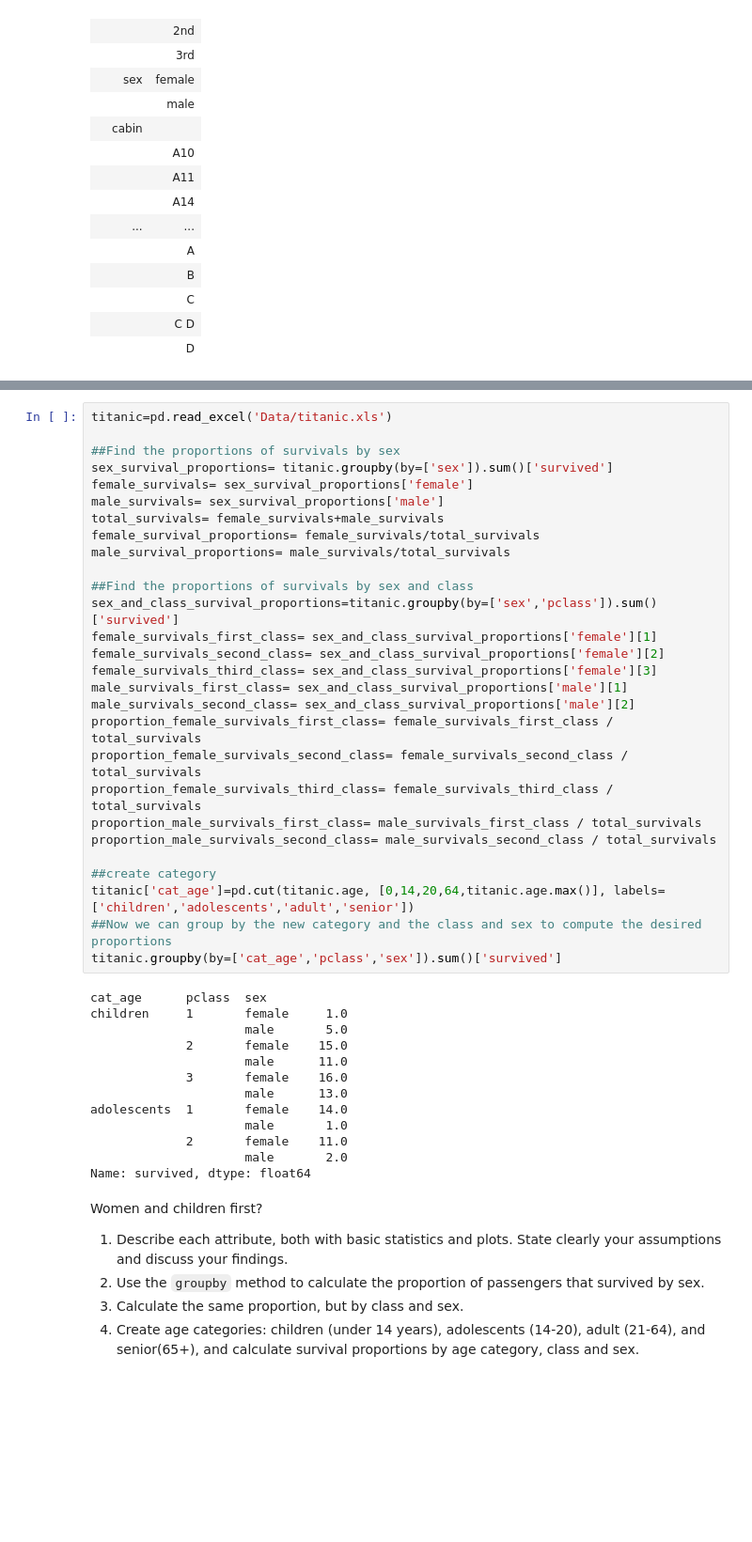
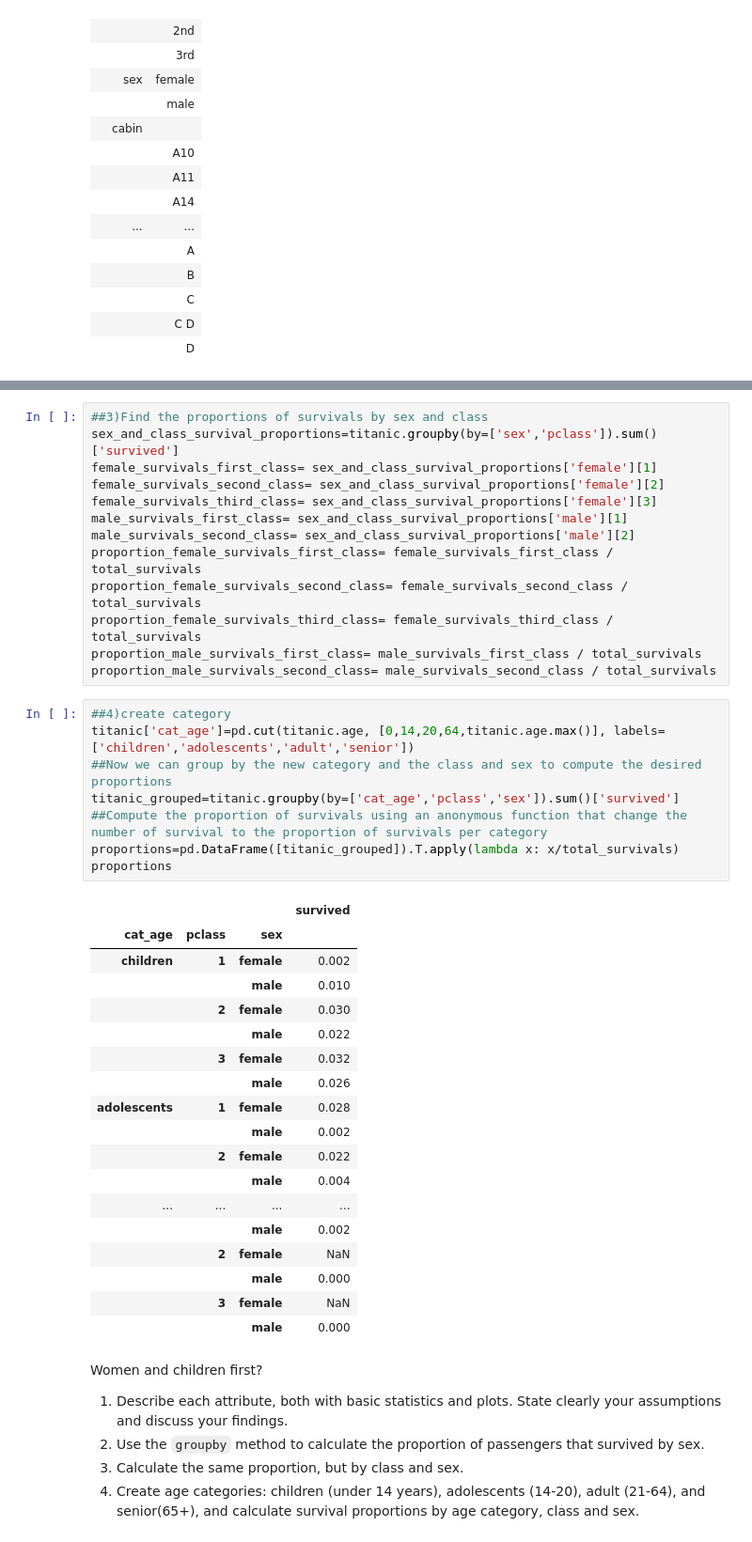
Before and after one commit to boudabou/ADA_Homeworks, a Jupyter notebook: Data Wrangling with Pandas.ipynb, the cells around one changed output, grey strips where cells are left out. Shown at 94% size. Saved outputs shown, nothing was run; the diff lists cells and outputs as text; blank space fills up the shorter version.

```diff
--- a/Data Wrangling with Pandas.ipynb
+++ b/Data Wrangling with Pandas.ipynb
@@ -1681,15 +1693,5 @@ Data frame:titanic3
 # %%
-titanic=pd.read_excel('Data/titanic.xls')
-
-##Find the proportions of survivals by sex
-sex_survival_proportions= titanic.groupby(by=['sex']).sum()['survived']
-female_survivals= sex_survival_proportions['female']
-male_survivals= sex_survival_proportions['male']
-total_survivals= female_survivals+male_survivals
-female_survival_proportions= female_survivals/total_survivals
-male_survival_proportions= male_survivals/total_survivals
-
-##Find the proportions of survivals by sex and class
+##3)Find the proportions of survivals by sex and class
 sex_and_class_survival_proportions=titanic.groupby(by=['sex','pclass']).sum()['survived']
 female_survivals_first_class= sex_and_class_survival_proportions['female'][1]
 female_survivals_second_class= sex_and_class_survival_proportions['female'][2]
@@ -1701,24 +1703,33 @@ proportion_female_survivals_second_class= female_survivals_second_class / total_
 proportion_female_survivals_third_class= female_survivals_third_class / total_survivals
 proportion_male_survivals_first_class= male_survivals_first_class / total_survivals
 proportion_male_survivals_second_class= male_survivals_second_class / total_survivals
-
-##create category
-titanic['cat_age']=pd.cut(titanic.age, [0,14,20,64,titanic.age.max()], labels=['children','adolescents','adult','senior'])
-##Now we can group by the new category and the class and sex to compute the desired proportions
-titanic.groupby(by=['cat_age','pclass','sex']).sum()['survived']
-# %% [output]
-cat_age      pclass  sex
-children     1       female     1.0
-                     male       5.0
-             2       female    15.0
-                     male      11.0
-             3       female    16.0
-                     male      13.0
-adolescents  1       female    14.0
-                     male       1.0
-             2       female    11.0
-                     male       2.0
-Name: survived, dtype: float64
+# %%
+##4)create category
+titanic['cat_age']=pd.cut(titanic.age, [0,14,20,64,titanic.age.max()], labels=['children','adolescents','adult','senior'])
+##Now we can group by the new category and the class and sex to compute the desired proportions
+titanic_grouped=titanic.groupby(by=['cat_age','pclass','sex']).sum()['survived']
+##Compute the proportion of survivals using an anonymous function that change the number of survival to the proportion of survivals per category
+proportions=pd.DataFrame([titanic_grouped]).T.apply(lambda x: x/total_survivals)
+proportions
+# %% [output]
+|  |  |  | survived |
+| cat_age | pclass | sex |  |
+| children | 1 | female | 0.002 |
+|  |  | male | 0.010 |
+|  | 2 | female | 0.030 |
+|  |  | male | 0.022 |
+|  | 3 | female | 0.032 |
+|  |  | male | 0.026 |
+| adolescents | 1 | female | 0.028 |
+|  |  | male | 0.002 |
+|  | 2 | female | 0.022 |
+|  |  | male | 0.004 |
+| ... | ... | ... | ... |
+|  |  | male | 0.002 |
+|  | 2 | female | NaN |
+|  |  | male | 0.000 |
+|  | 3 | female | NaN |
+|  |  | male | 0.000 |
 # %% [markdown]
 Women and children first?
 
```
Also changed, not shown: parts of 3 cells of this notebook.
